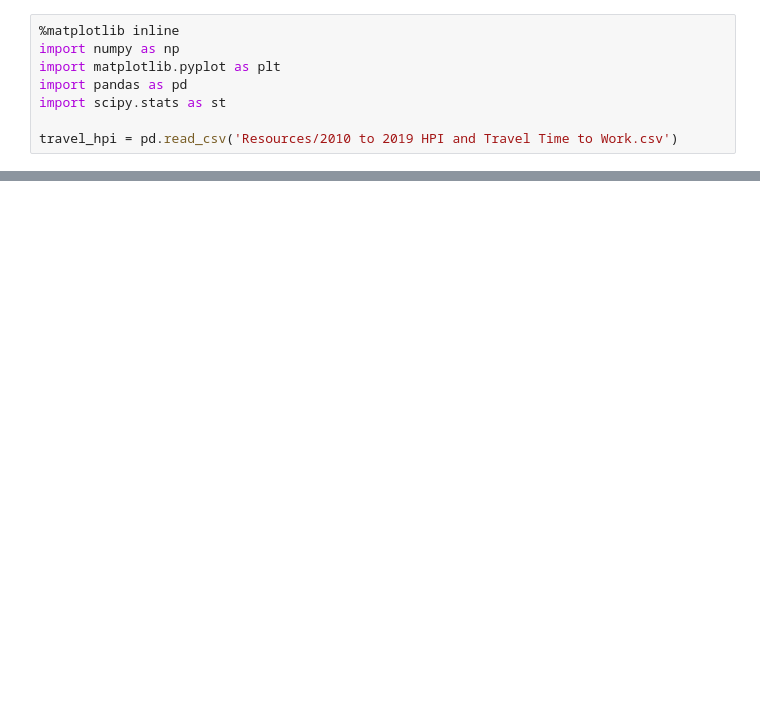
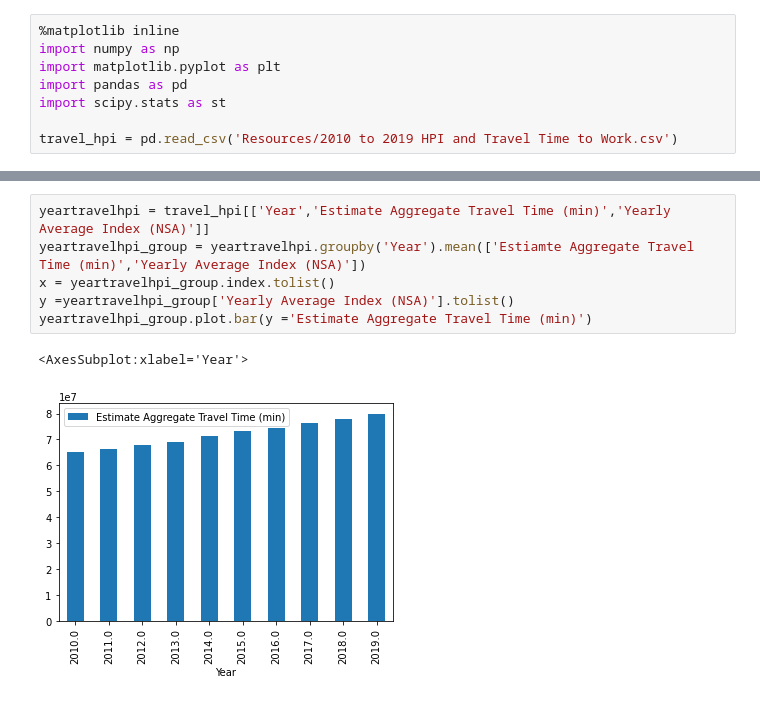
Before and after one commit to alexriiska/Project-1-Housing-Prices-and-Time-Traveled-to-Work, a Jupyter notebook: Travel Time Plotting.ipynb, the cells around one changed output, grey strips where cells are left out. Saved outputs shown, nothing was run; the diff lists cells and outputs as text; blank space fills up the shorter version.

```diff
--- a/Travel Time Plotting.ipynb
+++ b/Travel Time Plotting.ipynb
@@ -81,0 +94,9 @@ plt.show()
+# %%
+yeartravelhpi = travel_hpi[['Year','Estimate Aggregate Travel Time (min)','Yearly Average Index (NSA)']]
+yeartravelhpi_group = yeartravelhpi.groupby('Year').mean(['Estiamte Aggregate Travel Time (min)','Yearly Average Index (NSA)'])
+x = yeartravelhpi_group.index.tolist()
+y =yeartravelhpi_group['Yearly Average Index (NSA)'].tolist()
+yeartravelhpi_group.plot.bar(y ='Estimate Aggregate Travel Time (min)')
+# %% [output]
+<AxesSubplot:xlabel='Year'>
+[figure, added]
```
Also changed, not shown: parts of 10 cells of this notebook.
